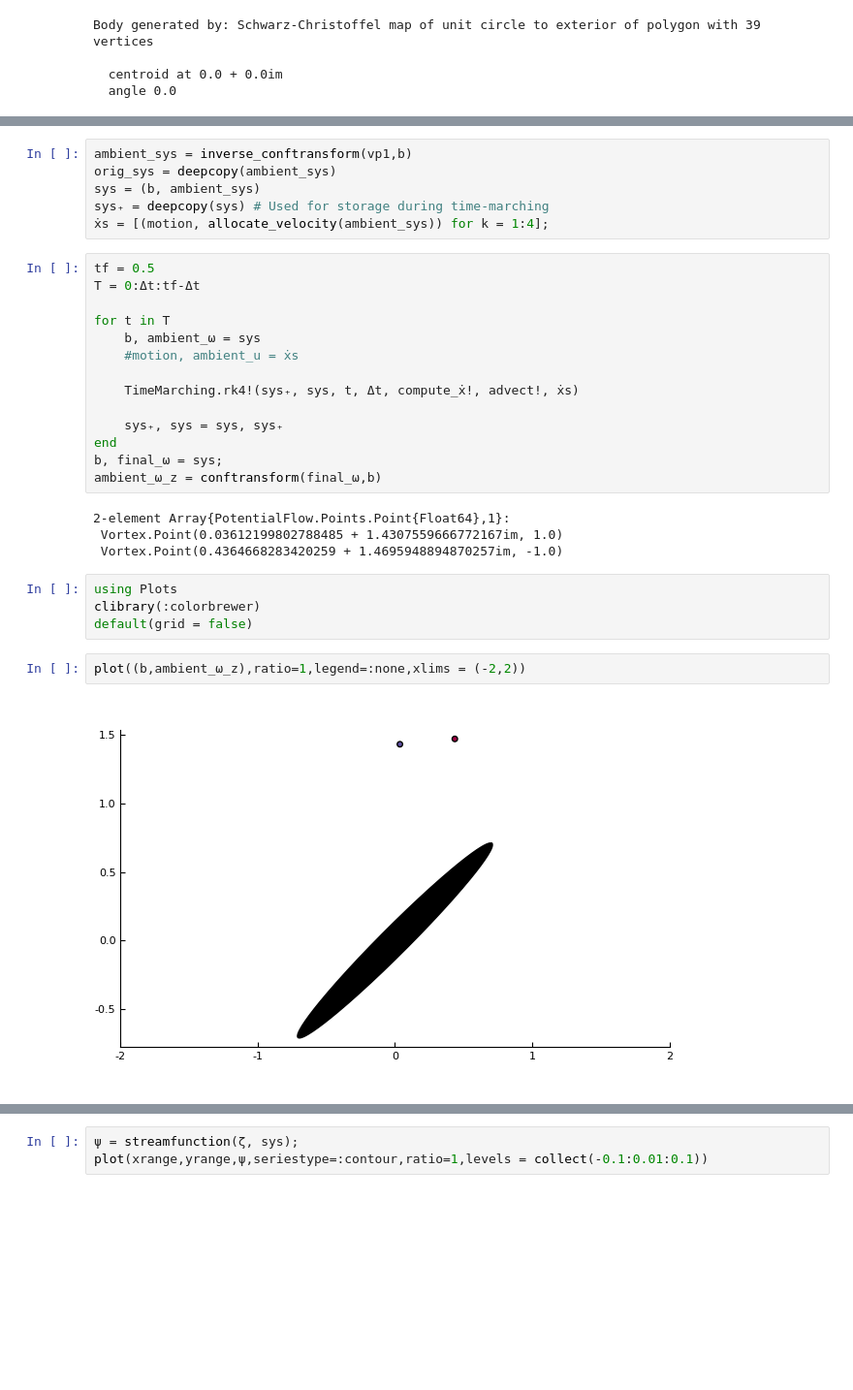
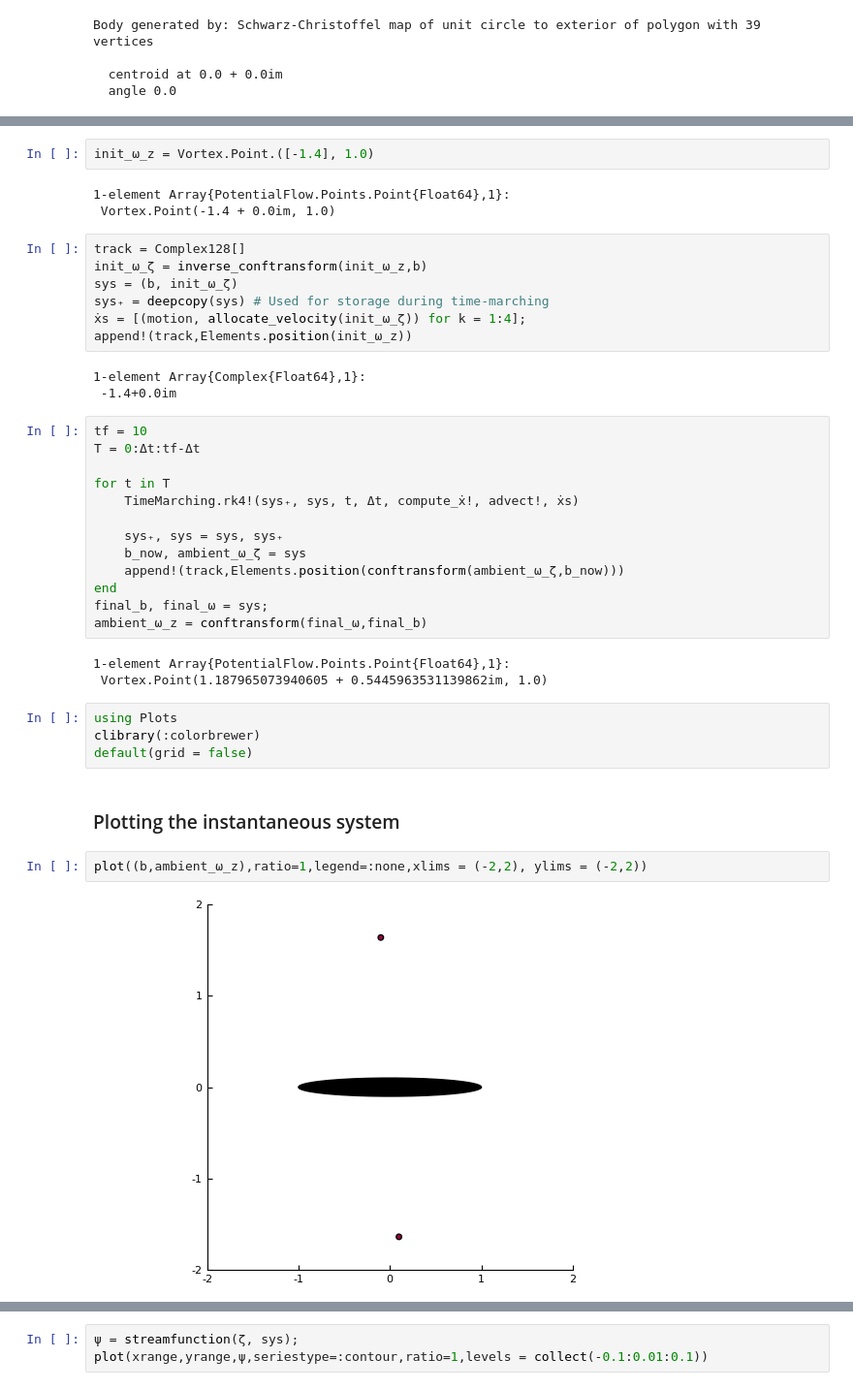
Before and after one commit to darwindarak/PotentialFlow.jl, a Jupyter notebook: binder/notebooks/Conformally mapped body.ipynb, the cells around one changed output, grey strips where cells are left out. Shown at 97% size. Cells and saved outputs as stored; diff of their text form; blank space fills up the shorter version.

```diff
--- a/binder/notebooks/Conformally mapped body.ipynb
+++ b/binder/notebooks/Conformally mapped body.ipynb
@@ -237,32 +261,41 @@ vp1 = Vortex.Point.([-2.0+0.2im,-2.0-0.2im], [1.0,-1.0])
+# %%
+init_ω_z = Vortex.Point.([-1.4], 1.0)
+# %% [output]
+1-element Array{PotentialFlow.Points.Point{Float64},1}:
+ Vortex.Point(-1.4 + 0.0im, 1.0)
 # %%
-ambient_sys = inverse_conftransform(vp1,b)
-orig_sys = deepcopy(ambient_sys)
-sys = (b, ambient_sys)
+track = Complex128[]
+init_ω_ζ = inverse_conftransform(init_ω_z,b)
+sys = (b, init_ω_ζ)
 sys₊ = deepcopy(sys) # Used for storage during time-marching
-ẋs = [(motion, allocate_velocity(ambient_sys)) for k = 1:4];
+ẋs = [(motion, allocate_velocity(init_ω_ζ)) for k = 1:4];
+append!(track,Elements.position(init_ω_z))
+# %% [output]
+1-element Array{Complex{Float64},1}:
+ -1.4+0.0im
 # %%
-tf = 0.5
+tf = 10
 T = 0:Δt:tf-Δt
 
 for t in T
-    b, ambient_ω = sys
-    #motion, ambient_u = ẋs
-
     TimeMarching.rk4!(sys₊, sys, t, Δt, compute_ẋ!, advect!, ẋs)
 
     sys₊, sys = sys, sys₊
+    b_now, ambient_ω_ζ = sys
+    append!(track,Elements.position(conftransform(ambient_ω_ζ,b_now)))
 end
-b, final_ω = sys;
-ambient_ω_z = conftransform(final_ω,b)
+final_b, final_ω = sys;
+ambient_ω_z = conftransform(final_ω,final_b)
 # %% [output]
-2-element Array{PotentialFlow.Points.Point{Float64},1}:
- Vortex.Point(0.03612199802788485 + 1.4307559666772167im, 1.0)
- Vortex.Point(0.4364668283420259 + 1.4695948894870257im, -1.0)
+1-element Array{PotentialFlow.Points.Point{Float64},1}:
+ Vortex.Point(1.187965073940605 + 0.5445963531139862im, 1.0)
 # %%
 using Plots
 clibrary(:colorbrewer)
 default(grid = false)
+# %% [markdown]
+### Plotting the instantaneous system
 # %%
-plot((b,ambient_ω_z),ratio=1,legend=:none,xlims = (-2,2))
+plot((b,ambient_ω_z),ratio=1,legend=:none,xlims = (-2,2), ylims = (-2,2))
 # %% [output]
-[figure, old version]
+[figure, new version]
```
Also changed, not shown: parts of 22 cells of this notebook, 3 other files.
